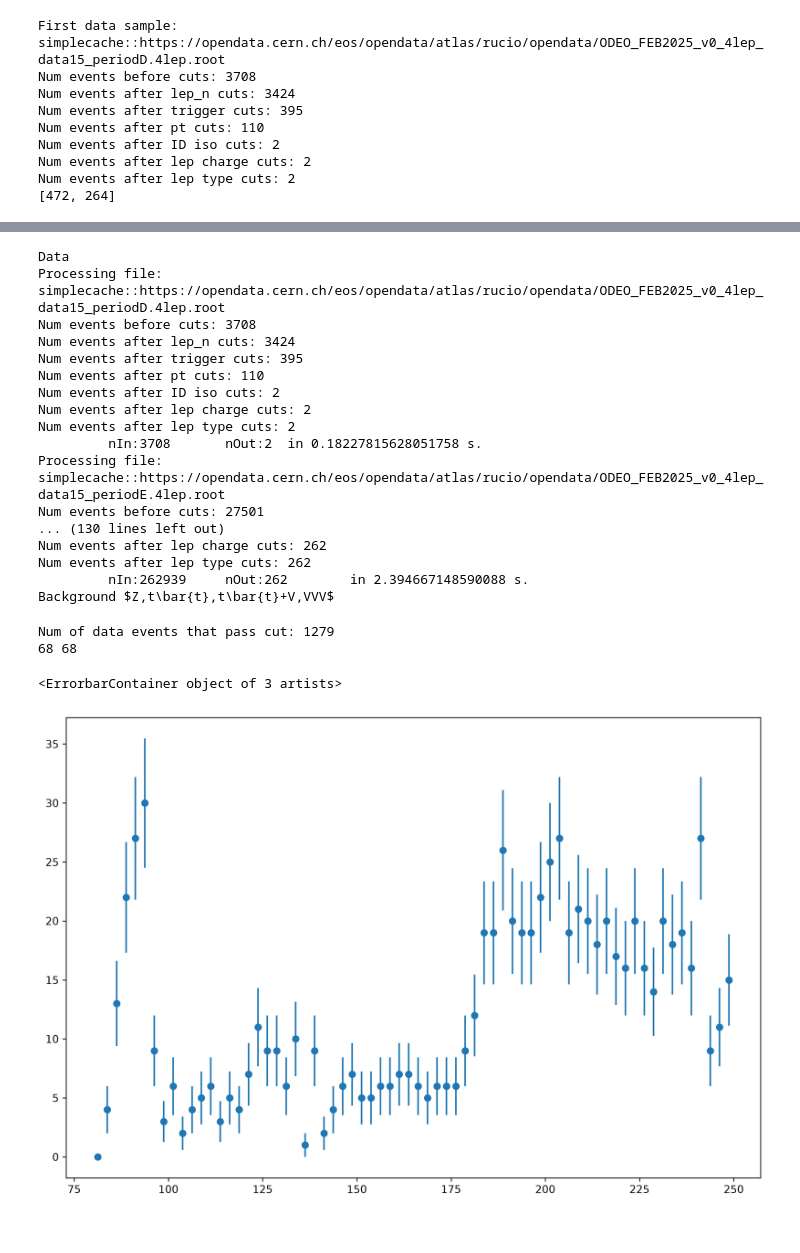
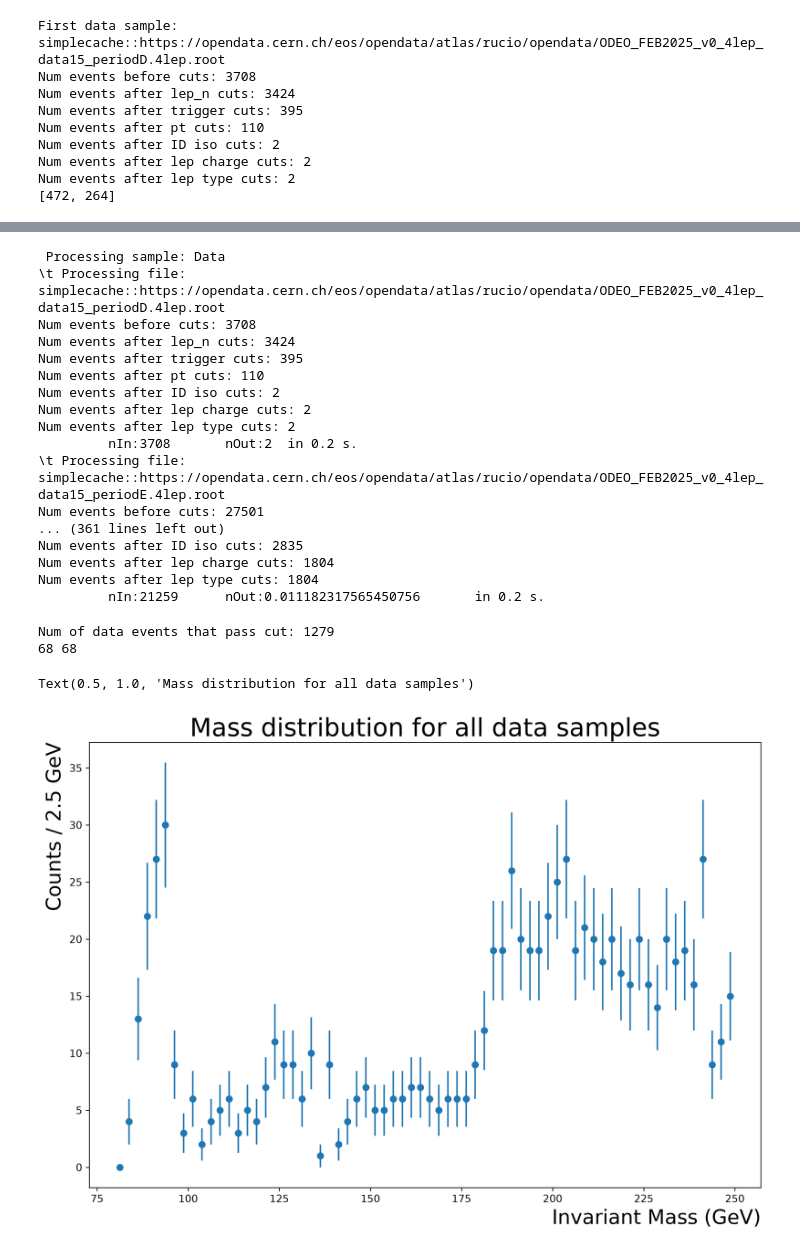
Before and after one commit to chrissellgrenbackup/intro-hep-project, a Jupyter notebook: higgs_analysis/HZZ_analysis.ipynb, the cells around one changed output, grey strips where cells are left out. Drawn from its saved outputs; the diff is of its cells as text; code cells hidden in the pictures.

Commit message:
finished first plot draft

```diff
--- a/higgs_analysis/HZZ_analysis.ipynb
+++ b/higgs_analysis/HZZ_analysis.ipynb
@@ -206,27 +316,29 @@ def calc_weight(weight_variables,tot_weight,lumi):
 # %%
 # loop through all files
 lumi = 36.6 #fb-1, total luminosity of the release
-allmass = {} # empty dictionary for ak arrays
+allinfo = {} # empty dictionary for ak arrays, info includes data and MC
 
 # loop over Data, MC signal, MC backgrounds
 for s in allsamples:
-    print(s)
-    if s != 'Data':
-        break
-    thissample_mass = []
+    print("\n\n Processing sample: " + str(s))
+    #check to see if it's a data or MC sample to see whether need to do mass cuts
+    if s != 'Data': mcbool = True
+    else: mcbool = False
+
+    thissample_info = []
     # loop over all files in this sample
     for i,f in enumerate(allsamples[s]['list']):
         #if i>5:
         #    break
-        thisfile_mass = []
+        thisfile_info = []
         starttime = time.time() # start timer
-        print(r'Processing file: ' + str(f))
+        print(r'\t Processing file: ' + str(f))
 
         # open the file, the tree is named analysis
         file = uproot.open(f)
         tree = file['analysis']
         # loop through tree
-        for data in tree.iterate(variables,library='ak'):
+        for data in tree.iterate(allvars,library='ak'):
             nIn = len(data)
             # do cuts on the data file
             print("Num events before cuts: "+str(len(data)))
@@ -260,22 +372,29 @@ for s in allsamples:
             data = data[cut_lep_type(data['lep_type'])]
             print("Num events after lep type cuts: "+str(len(data)))
 
-            nOut = len(data)
-
             #calculate mass
             data['mass'] = calc_mass(data['lep_pt'],data['lep_eta'],data['lep_phi'],data['lep_e'])
             #print(data['mass'])
-            thisfile_mass.append(data['mass'])
 
-        thissample_mass.append(ak.concatenate(thisfile_mass))
+            #now do weight calculations if sample is MC
+            if mcbool == True:
+                data['totalWeight'] = calc_weight(data[weight_vars],weight_vars,data['sum_of_weights'],lumi)
+                # if MC, nOut should be sum of weights
+                nOut = sum(data['totalWeight'])
+            else:
+                nOut = len(data)
+
+            thisfile_info.append(data)
+
+        thissample_info.append(ak.concatenate(thisfile_info))
         endtime = time.time()
         duration = endtime - starttime
-        print(f"\t nIn:{nIn}\tnOut:{nOut}\tin {duration} s.")
+        print(f"\t nIn:{nIn}\tnOut:{nOut}\tin {round(duration,1)} s.")
 
-    allmass[s] = ak.concatenate(thissample_mass)
+    allinfo[s] = ak.concatenate(thissample_info)
 # %% [output]
-Data
-Processing file: simplecache::https://opendata.cern.ch/eos/opendata/atlas/rucio/opendata/ODEO_FEB2025_v0_4lep_data15_periodD.4lep.root
+ Processing sample: Data
+\t Processing file: simplecache::https://opendata.cern.ch/eos/opendata/atlas/rucio/opendata/ODEO_FEB2025_v0_4lep_data15_periodD.4lep.root
 Num events before cuts: 3708
 Num events after lep_n cuts: 3424
 Num events after trigger cuts: 395
@@ -283,38 +402,42 @@ Num events after pt cuts: 110
 Num events after ID iso cuts: 2
 Num events after lep charge cuts: 2
 Num events after lep type cuts: 2
-         nIn:3708       nOut:2  in 0.18227815628051758 s.
-Processing file: simplecache::https://opendata.cern.ch/eos/opendata/atlas/rucio/opendata/ODEO_FEB2025_v0_4lep_data15_periodE.4lep.root
+         nIn:3708       nOut:2  in 0.2 s.
+\t Processing file: simplecache::https://opendata.cern.ch/eos/opendata/atlas/rucio/opendata/ODEO_FEB2025_v0_4lep_data15_periodE.4lep.root
 Num events before cuts: 27501
-... (130 lines left out)
-Num events after lep charge cuts: 262
-Num events after lep type cuts: 262
-         nIn:262939     nOut:262        in 2.394667148590088 s.
-Background $Z,t\bar{t},t\bar{t}+V,VVV$
+... (361 lines left out)
+Num events after ID iso cuts: 2835
+Num events after lep charge cuts: 1804
+Num events after lep type cuts: 1804
+         nIn:21259      nOut:0.011182317565450756       in 0.2 s.
 # %%
 # Make plots -> start with just data
 
 # plot variables
 #TODO - change the plot dynamics
 xmin = 80 # GeV for all
 xmax = 250
 stepsize = 2.5
 binlist = np.arange(xmin,xmax+stepsize,stepsize)
 bincenters = np.arange(xmin+stepsize/2,xmax+stepsize/2,stepsize)
 
 
 data_x = ak.to_numpy(allmass['Data'])
 print(f'Num of data events that pass cut: {len(data_x)}')
 data_y,_ = np.histogram(data_x,bins=binlist)
 data_y_err = np.sqrt(data_y) # statistical error use poisson uncertainty
 
 print(len(bincenters),len(data_y))
 
 fig, ax = plt.subplots(figsize=(12,8),dpi=300)
 ax.errorbar(bincenters,data_y,yerr=data_y_err,fmt='o')
+
+ax.set_xlabel("Invariant Mass (GeV)",x=1,horizontalalignment ='right',fontsize=20)
+ax.set_ylabel(f'Counts / {stepsize} GeV',y=1,horizontalalignment ='right',fontsize=20)
+ax.set_title("Mass distribution for all data samples",fontsize=25)
 # %% [output]
 Num of data events that pass cut: 1279
 68 68
-<ErrorbarContainer object of 3 artists>
+Text(0.5, 1.0, 'Mass distribution for all data samples')
-[figure, old version]
+[figure, new version]
 # %%
```
Also changed, not shown: parts of 7 cells of this notebook.
